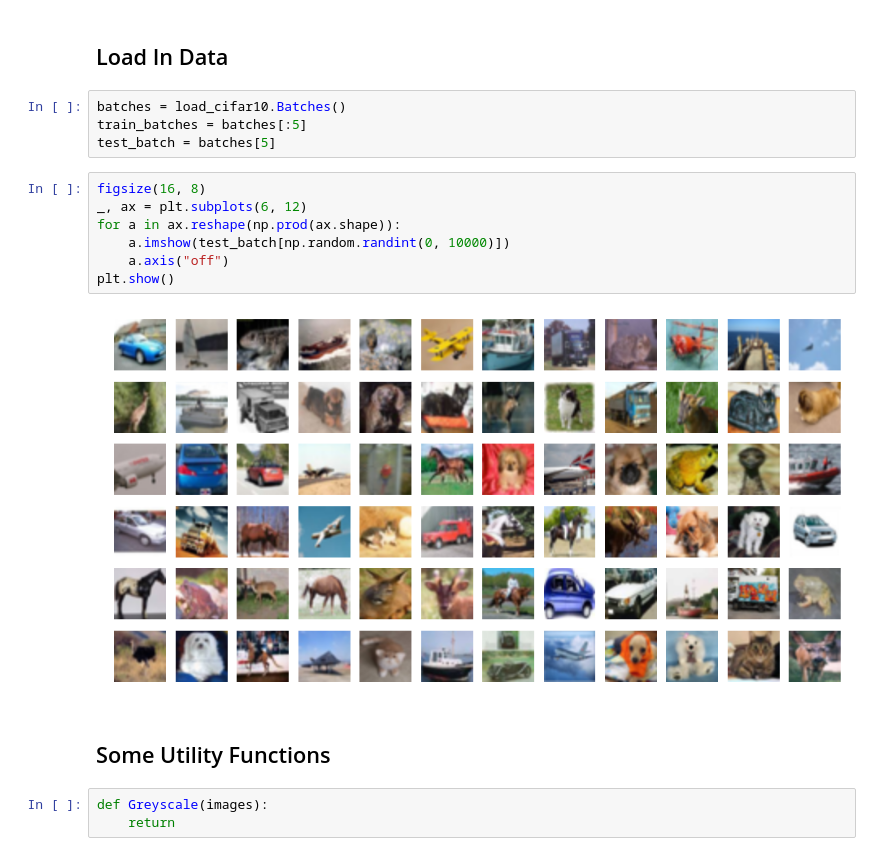
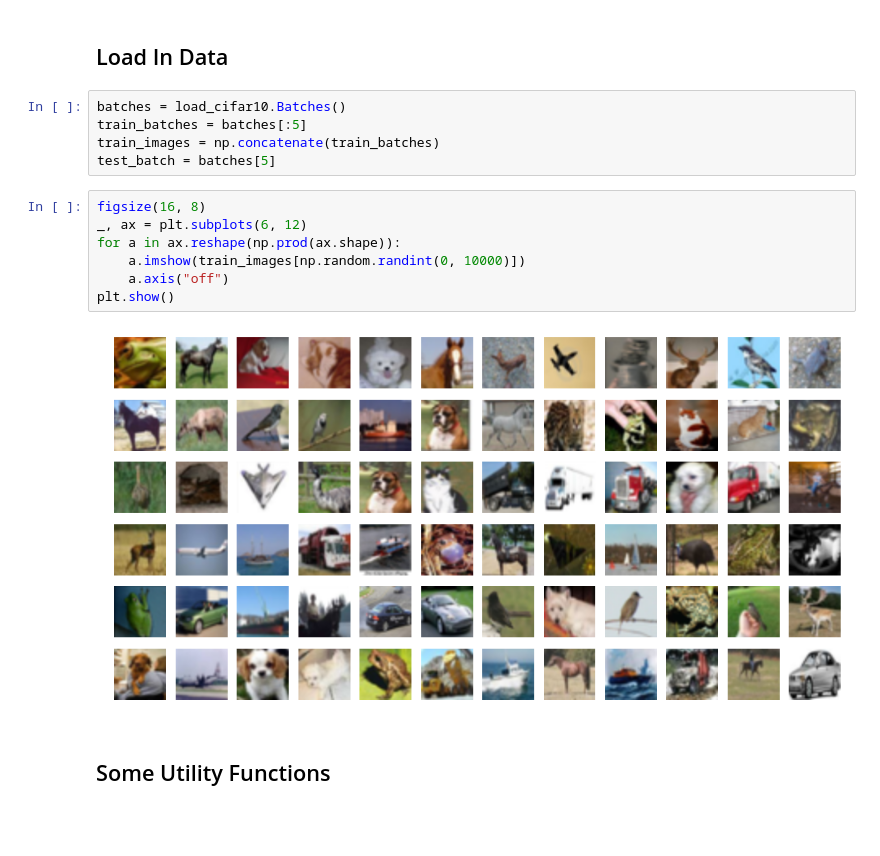
Before and after one commit to jeffschecter/sandbox, a Jupyter notebook: CIFAR10_colorize.py.ipynb, the cells around one changed output. Cells and saved outputs as stored; diff of their text form; blank space fills up the shorter version.

```diff
--- a/CIFAR10_colorize.py.ipynb
+++ b/CIFAR10_colorize.py.ipynb
@@ -20,18 +20,16 @@ FLOAT = tf.float32
 # %%
 batches = load_cifar10.Batches()
 train_batches = batches[:5]
+train_images = np.concatenate(train_batches)
 test_batch = batches[5]
 # %%
 figsize(16, 8)
 _, ax = plt.subplots(6, 12)
 for a in ax.reshape(np.prod(ax.shape)):
-    a.imshow(test_batch[np.random.randint(0, 10000)])
+    a.imshow(train_images[np.random.randint(0, 10000)])
     a.axis("off")
 plt.show()
 # %% [output]
-[figure, old version]
+[figure, new version]
 # %% [markdown]
 ## Some Utility Functions
-# %%
-def Greyscale(images):
-    return
```
Also changed, not shown: parts of 14 cells of this notebook, 3 other files.
